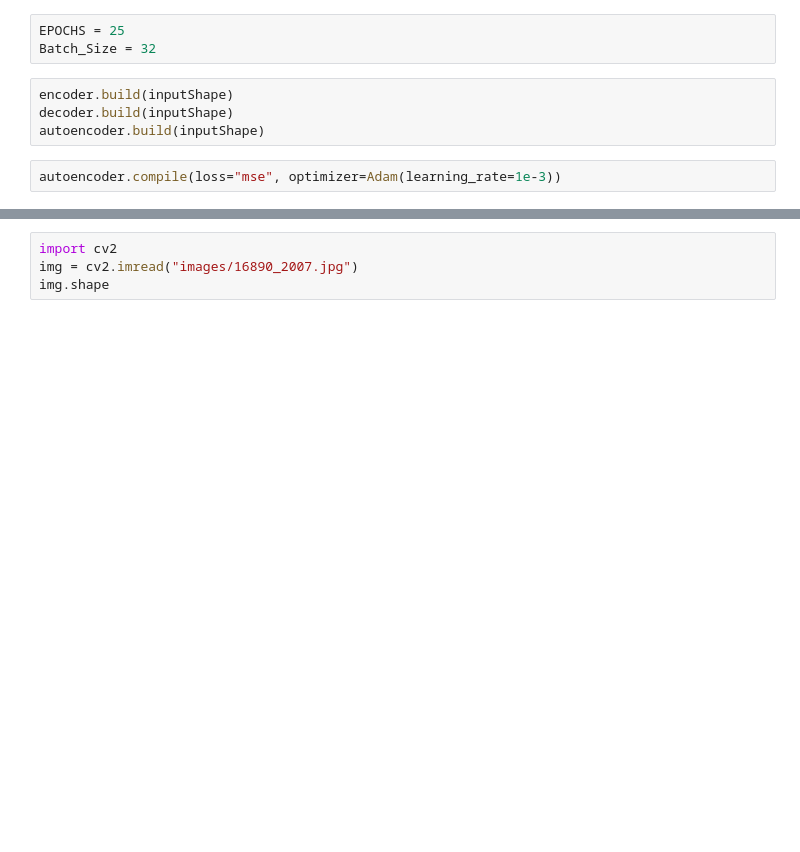
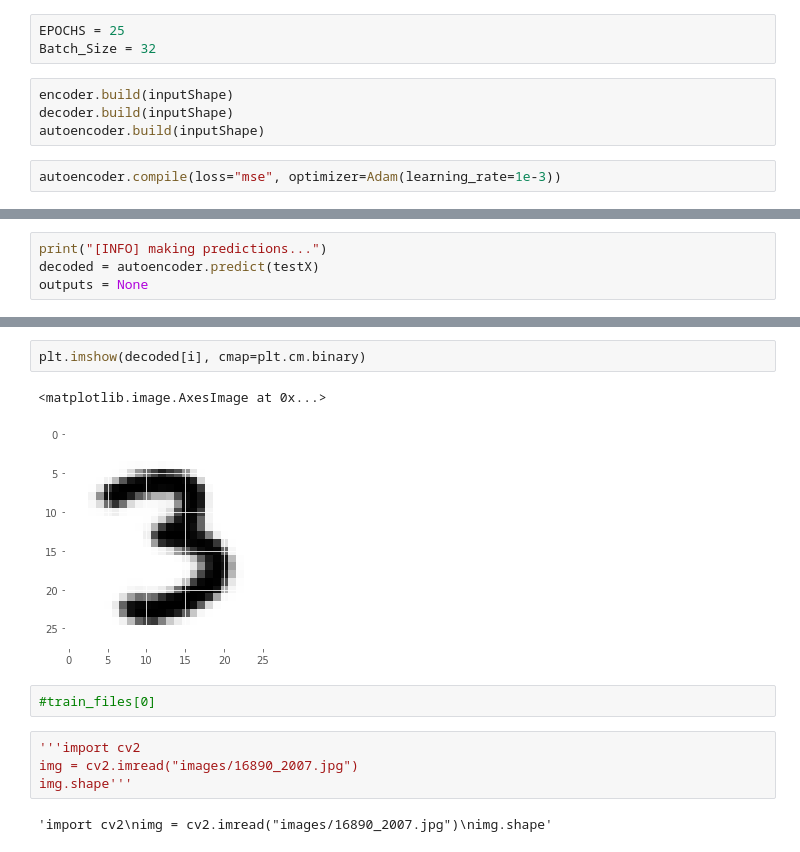
Before and after one commit to FennicOculus/Image-to-translation, a Jupyter notebook: Image_To_Image_Trans.ipynb, the cells around one changed output, grey strips where cells are left out. Saved outputs shown, nothing was run; the diff lists cells and outputs as text; blank space fills up the shorter version.

```diff
--- a/Image_To_Image_Trans.ipynb
+++ b/Image_To_Image_Trans.ipynb
@@ -227,0 +238,4 @@ train_files[0]
+# %%
+print("[INFO] making predictions...")
+decoded = autoencoder.predict(testX)
+outputs = None
@@ -228,4 +260,13 @@ train_files[0]
+# %%
+plt.imshow(decoded[i], cmap=plt.cm.binary)
+# %% [output]
+<matplotlib.image.AxesImage at 0x...>
+[figure, added]
+# %%
+#train_files[0]
 # %%
-import cv2
+'''import cv2
 img = cv2.imread("images/16890_2007.jpg")
-img.shape
+img.shape'''
+# %% [output]
+'import cv2\nimg = cv2.imread("images/16890_2007.jpg")\nimg.shape'
```
Also changed, not shown: parts of 22 cells of this notebook.
